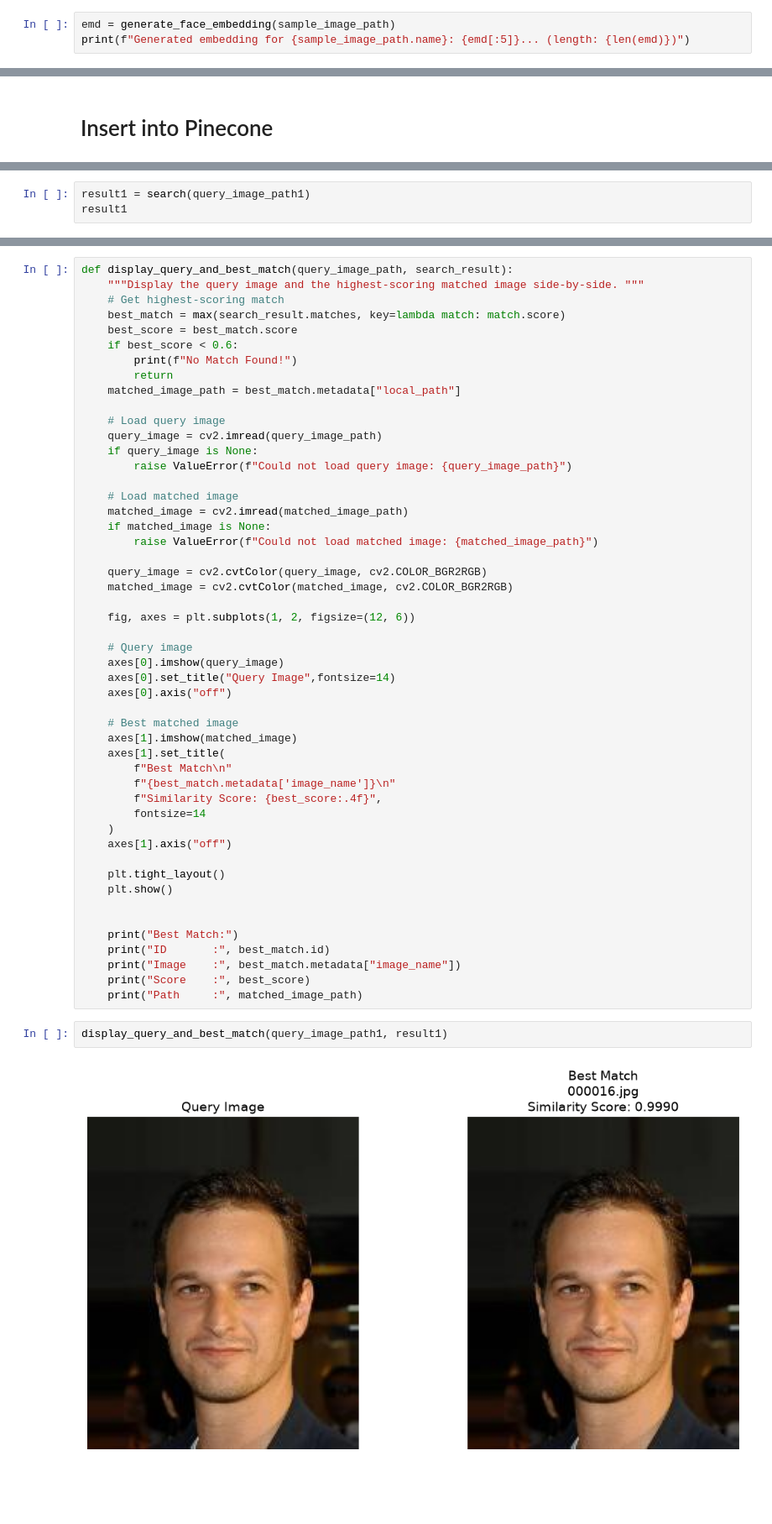
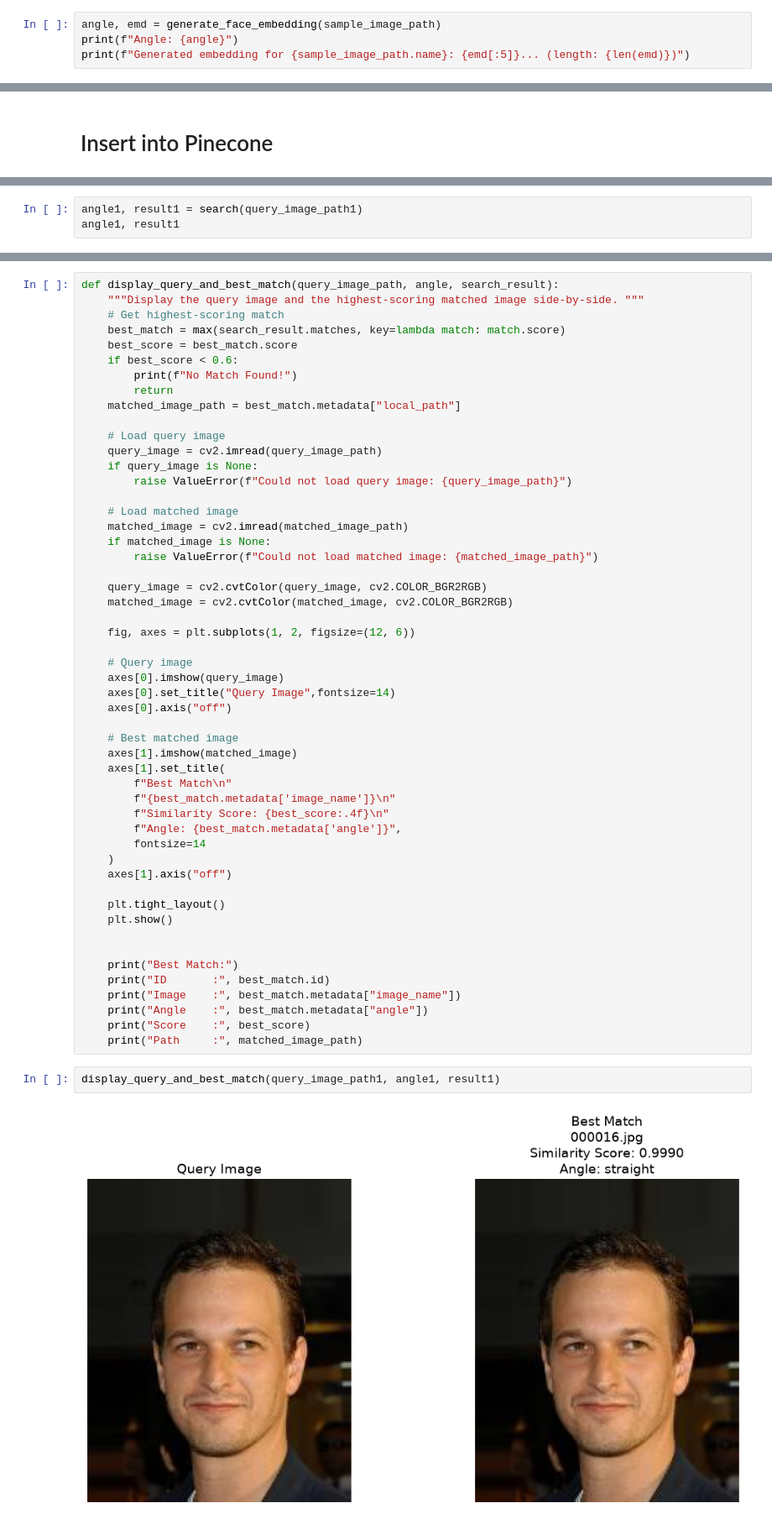
Before and after one commit to sajan-sarker/vector-based-image-similarity-search, a Jupyter notebook: Experiment.ipynb, the cells around one changed output, grey strips where cells are left out. Shown at 84% size. Cells and saved outputs as stored; diff of their text form; blank space fills up the shorter version.

Commit message:
update the new pipeline with angle value

```diff
--- a/Experiment.ipynb
+++ b/Experiment.ipynb
@@ -120,5 +126,6 @@ vector_id_for(sample_image_path)  # Test the vector_id_for function
 # %%
-emd = generate_face_embedding(sample_image_path)
+angle, emd = generate_face_embedding(sample_image_path)
+print(f"Angle: {angle}")
 print(f"Generated embedding for {sample_image_path.name}: {emd[:5]}... (length: {len(emd)})")
 # %% [output]
 Applied providers: ['CPUExecutionProvider'], with options: {'CPUExecutionProvider': {}}
@@ -336,4 +344,4 @@ from src.search_face import search
 # %%
-result1 = search(query_image_path1)
-result1
+angle1, result1 = search(query_image_path1)
+angle1, result1
 # %% [output]
@@ -363,5 +362,5 @@ result2['matches']
 # %%
-def display_query_and_best_match(query_image_path, search_result):
+def display_query_and_best_match(query_image_path, angle, search_result):
     """Display the query image and the highest-scoring matched image side-by-side. """
     # Get highest-scoring match
     best_match = max(search_result.matches, key=lambda match: match.score)
@@ -396,7 +395,8 @@ def display_query_and_best_match(query_image_path, search_result):
     axes[1].set_title(
         f"Best Match\n"
         f"{best_match.metadata['image_name']}\n"
-        f"Similarity Score: {best_score:.4f}",
+        f"Similarity Score: {best_score:.4f}\n"
+        f"Angle: {best_match.metadata['angle']}",
         fontsize=14
     )
     axes[1].axis("off")
@@ -408,12 +408,13 @@ def display_query_and_best_match(query_image_path, search_result):
     print("Best Match:")
     print("ID       :", best_match.id)
     print("Image    :", best_match.metadata["image_name"])
+    print("Angle    :", best_match.metadata["angle"])
     print("Score    :", best_score)
     print("Path     :", matched_image_path)
 # %%
-display_query_and_best_match(query_image_path1, result1)
+display_query_and_best_match(query_image_path1, angle1, result1)
 # %% [output]
-[figure, old version]
+[figure, new version]
 Best Match:
 ID       : face::000016
 Image    : 000016.jpg
```
Also changed, not shown: parts of 26 cells of this notebook.
